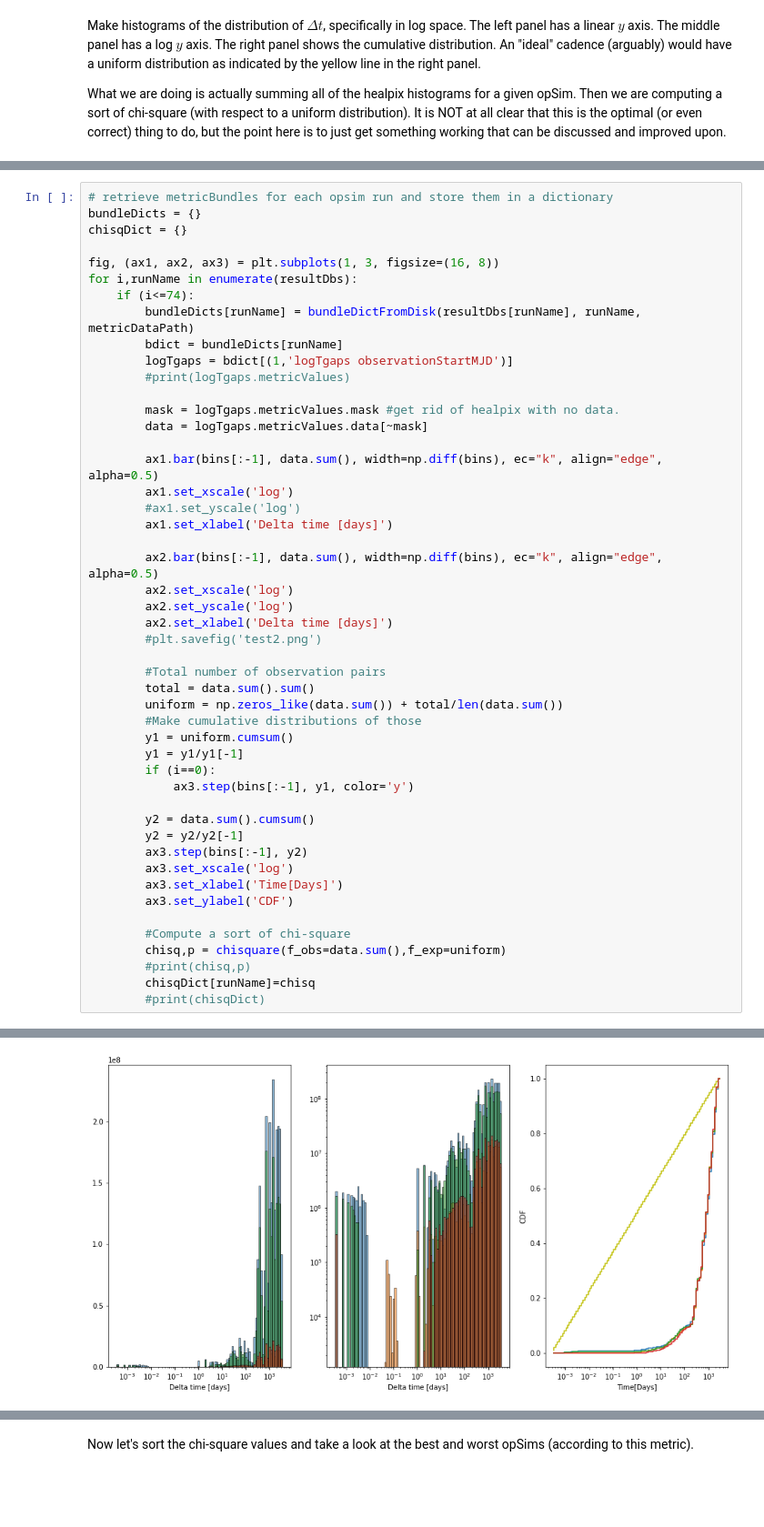
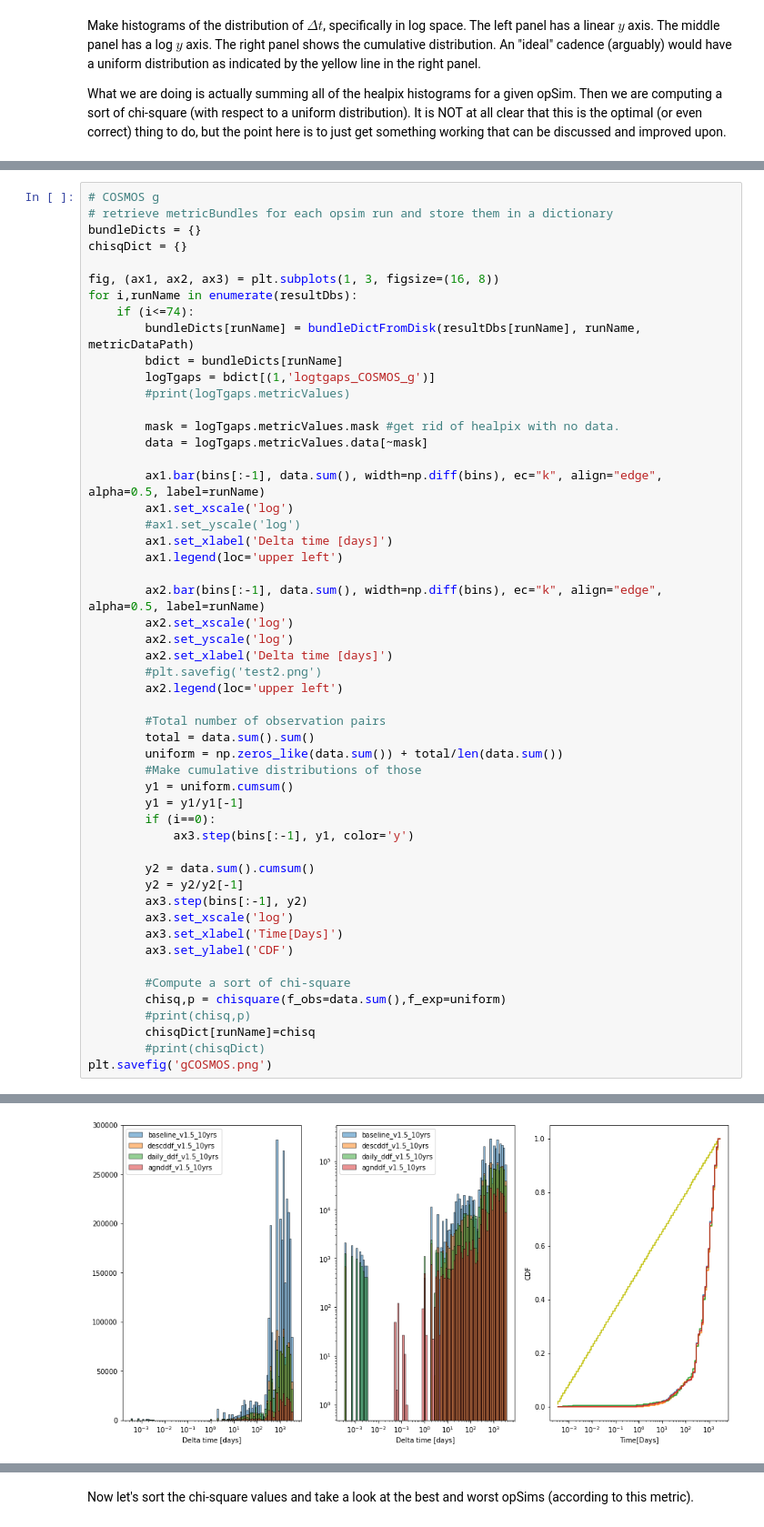
Before and after one commit to RichardsGroup/LSST_OpSim, a Jupyter notebook: contrib/gtrDDF01_plotLogTgapsMetric.ipynb, the cells around one changed output, grey strips where cells are left out. Shown at 91% size. Saved outputs shown, nothing was run; the diff lists cells and outputs as text; blank space fills up the shorter version.

```diff
--- a/contrib/gtrDDF01_plotLogTgapsMetric.ipynb
+++ b/contrib/gtrDDF01_plotLogTgapsMetric.ipynb
@@ -76,4 +102,5 @@ What we are doing is actually summing all of the healpix histograms for a given
 # %%
+# COSMOS g
 # retrieve metricBundles for each opsim run and store them in a dictionary
 bundleDicts = {}
 chisqDict = {}
@@ -83,22 +110,24 @@ for i,runName in enumerate(resultDbs):
     if (i<=74):
         bundleDicts[runName] = bundleDictFromDisk(resultDbs[runName], runName, metricDataPath)
         bdict = bundleDicts[runName]
-        logTgaps = bdict[(1,'logTgaps observationStartMJD')]
+        logTgaps = bdict[(1,'logtgaps_COSMOS_g')]
         #print(logTgaps.metricValues)
 
         mask = logTgaps.metricValues.mask #get rid of healpix with no data.
         data = logTgaps.metricValues.data[~mask]
 
-        ax1.bar(bins[:-1], data.sum(), width=np.diff(bins), ec="k", align="edge", alpha=0.5)
+        ax1.bar(bins[:-1], data.sum(), width=np.diff(bins), ec="k", align="edge", alpha=0.5, label=runName)
         ax1.set_xscale('log')
         #ax1.set_yscale('log')
         ax1.set_xlabel('Delta time [days]')
+        ax1.legend(loc='upper left')
 
-        ax2.bar(bins[:-1], data.sum(), width=np.diff(bins), ec="k", align="edge", alpha=0.5)
+        ax2.bar(bins[:-1], data.sum(), width=np.diff(bins), ec="k", align="edge", alpha=0.5, label=runName)
         ax2.set_xscale('log')
         ax2.set_yscale('log')
         ax2.set_xlabel('Delta time [days]')
         #plt.savefig('test2.png')
+        ax2.legend(loc='upper left')
 
         #Total number of observation pairs
         total = data.sum().sum()
@@ -121,4 +150,5 @@ for i,runName in enumerate(resultDbs):
         #print(chisq,p)
         chisqDict[runName]=chisq
         #print(chisqDict)
+plt.savefig('gCOSMOS.png')
 # %% [output]
@@ -142 +155 @@ Healpix slicer using NSIDE=512, approximate resolution 6.870973 arcminutes
-[figure, old version]
+[figure, new version]
```
Also changed, not shown: parts of 21 cells of this notebook, 1 other file.
